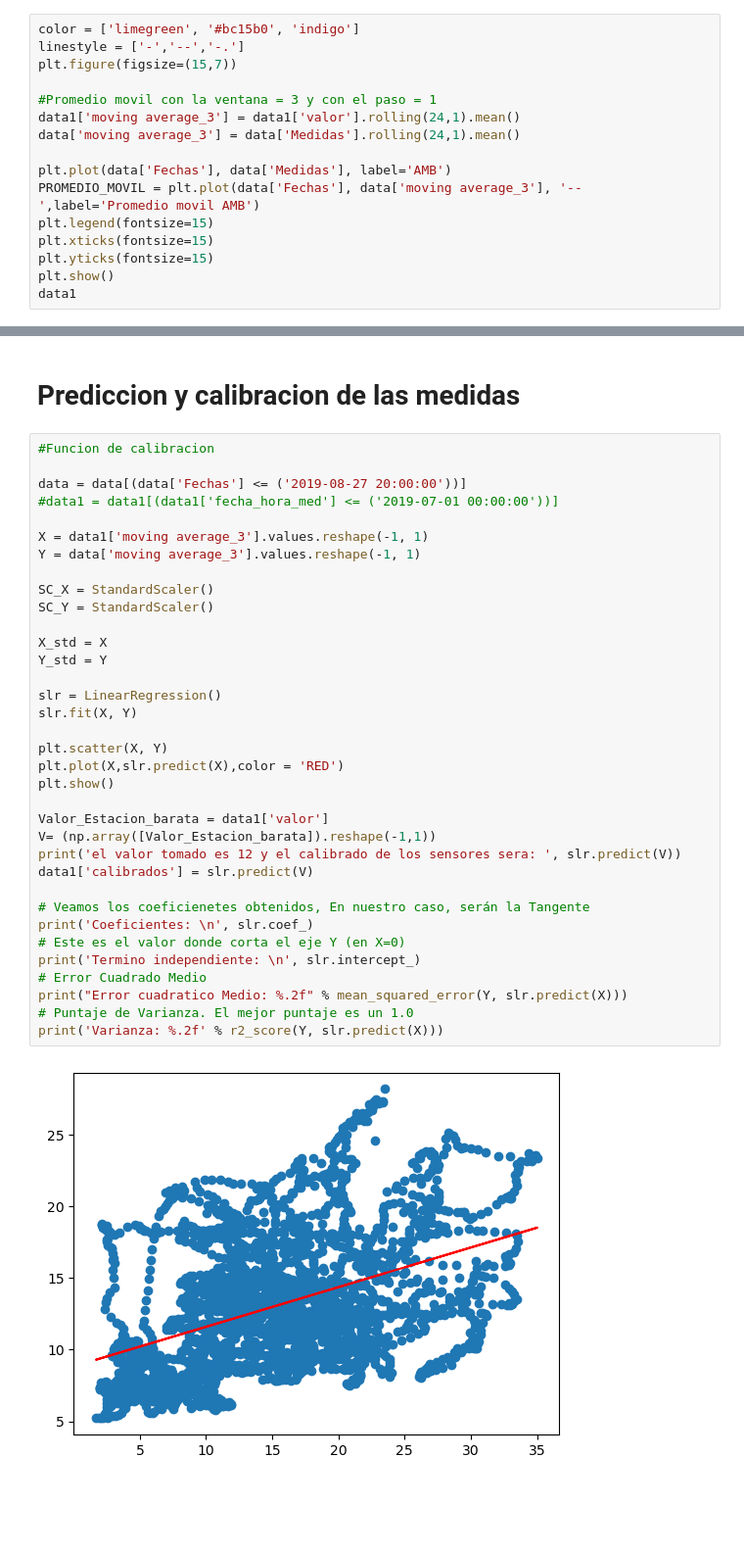
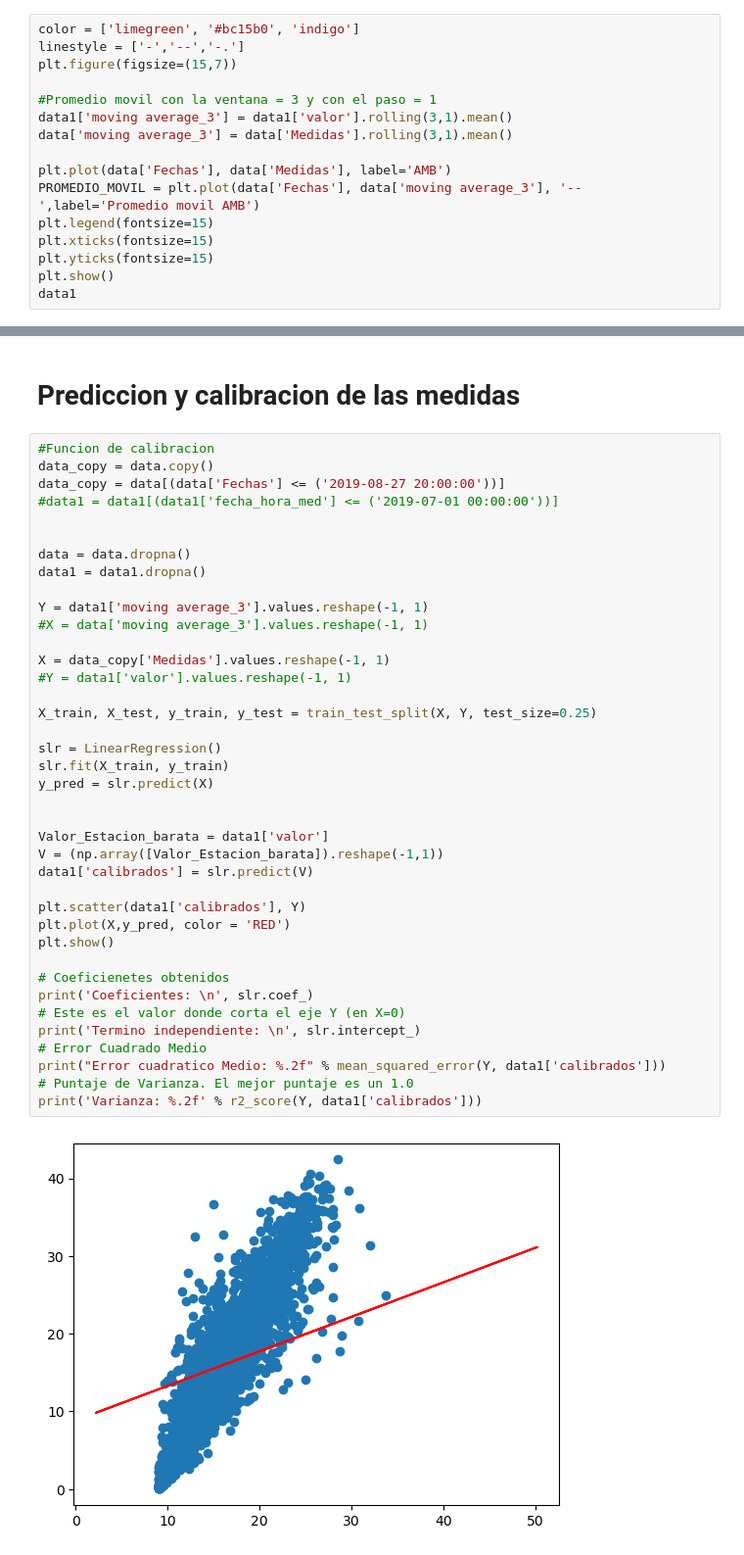
Before and after one commit to diegoglj/TareasCursos20B, a Jupyter notebook: Codigos/Asignacion2/ASIGNACION 2.ipynb, the cells around one changed output, grey strips where cells are left out. Shown at 98% size. Cells and saved outputs as stored; diff of their text form; blank space fills up the shorter version.

```diff
--- a/Codigos/Asignacion2/ASIGNACION 2.ipynb
+++ b/Codigos/Asignacion2/ASIGNACION 2.ipynb
@@ -51,8 +52,8 @@ linestyle = ['-','--','-.']
 plt.figure(figsize=(15,7))
 
 #Promedio movil con la ventana = 3 y con el paso = 1
-data1['moving average_3'] = data1['valor'].rolling(24,1).mean()
-data['moving average_3'] = data['Medidas'].rolling(24,1).mean()
+data1['moving average_3'] = data1['valor'].rolling(3,1).mean()
+data['moving average_3'] = data['Medidas'].rolling(3,1).mean()
 
 plt.plot(data['Fechas'], data['Medidas'], label='AMB')
 PROMEDIO_MOVIL = plt.plot(data['Fechas'], data['moving average_3'], '--',label='Promedio movil AMB')
@@ -80,38 +81,42 @@ data1
 # Prediccion y calibracion de las medidas
 # %%
 #Funcion de calibracion
-
-data = data[(data['Fechas'] <= ('2019-08-27 20:00:00'))]
+data_copy = data.copy()
+data_copy = data[(data['Fechas'] <= ('2019-08-27 20:00:00'))]
 #data1 = data1[(data1['fecha_hora_med'] <= ('2019-07-01 00:00:00'))]
 
-X = data1['moving average_3'].values.reshape(-1, 1)
-Y = data['moving average_3'].values.reshape(-1, 1)
 
-SC_X = StandardScaler()
-SC_Y = StandardScaler()
+data = data.dropna()
+data1 = data1.dropna()
 
-X_std = X
-Y_std = Y
+Y = data1['moving average_3'].values.reshape(-1, 1)
+#X = data['moving average_3'].values.reshape(-1, 1)
+
+X = data_copy['Medidas'].values.reshape(-1, 1)
+#Y = data1['valor'].values.reshape(-1, 1)
+
+X_train, X_test, y_train, y_test = train_test_split(X, Y, test_size=0.25)
 
 slr = LinearRegression()
-slr.fit(X, Y)
+slr.fit(X_train, y_train)
+y_pred = slr.predict(X)
 
-plt.scatter(X, Y)
-plt.plot(X,slr.predict(X),color = 'RED')
+
+Valor_Estacion_barata = data1['valor']
+V = (np.array([Valor_Estacion_barata]).reshape(-1,1))
+data1['calibrados'] = slr.predict(V)
+
+plt.scatter(data1['calibrados'], Y)
+plt.plot(X,y_pred, color = 'RED')
 plt.show()
 
-Valor_Estacion_barata = data1['valor']
-V= (np.array([Valor_Estacion_barata]).reshape(-1,1))
-print('el valor tomado es 12 y el calibrado de los sensores sera: ', slr.predict(V))
-data1['calibrados'] = slr.predict(V)
-
-# Veamos los coeficienetes obtenidos, En nuestro caso, serán la Tangente
+# Coeficienetes obtenidos
 print('Coeficientes: \n', slr.coef_)
 # Este es el valor donde corta el eje Y (en X=0)
 print('Termino independiente: \n', slr.intercept_)
 # Error Cuadrado Medio
-print("Error cuadratico Medio: %.2f" % mean_squared_error(Y, slr.predict(X)))
+print("Error cuadratico Medio: %.2f" % mean_squared_error(Y, data1['calibrados']))
 # Puntaje de Varianza. El mejor puntaje es un 1.0
-print('Varianza: %.2f' % r2_score(Y, slr.predict(X)))
+print('Varianza: %.2f' % r2_score(Y, data1['calibrados']))
 # %% [output]
-[figure, old version]
+[figure, new version]
```
Also changed, not shown: parts of 10 cells of this notebook.
